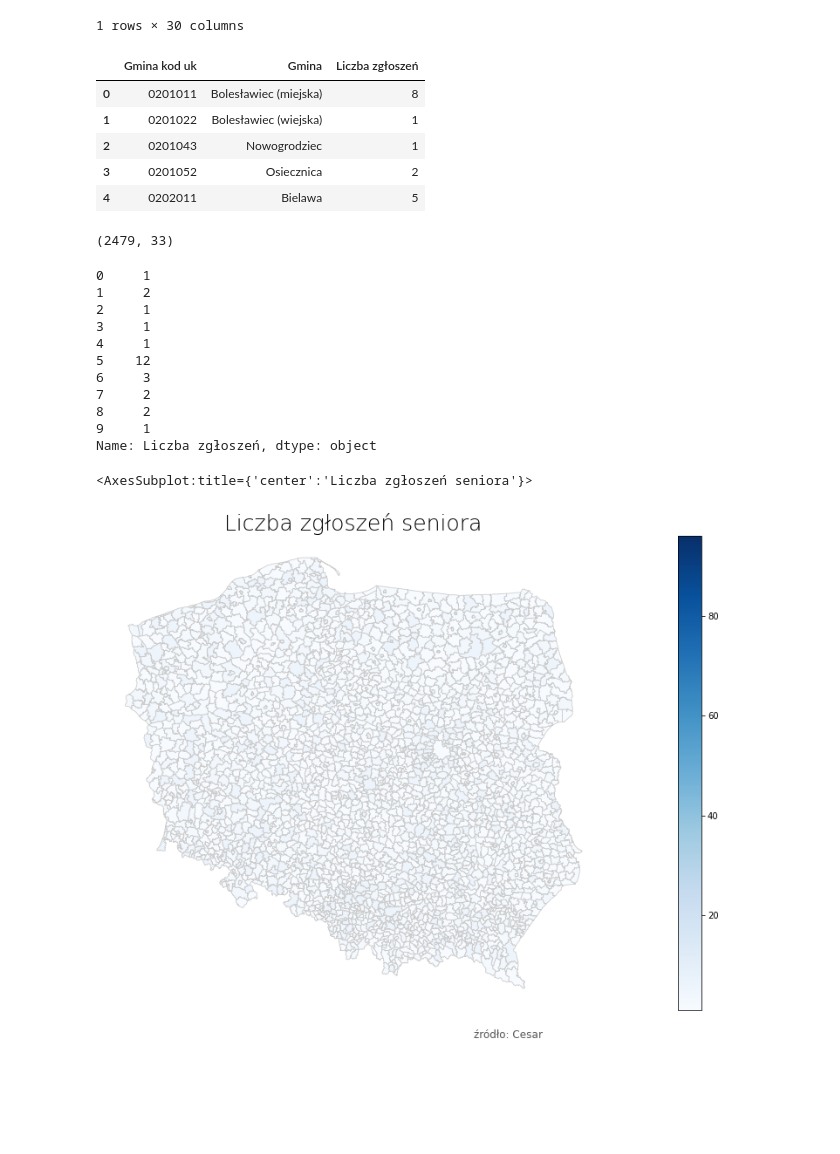
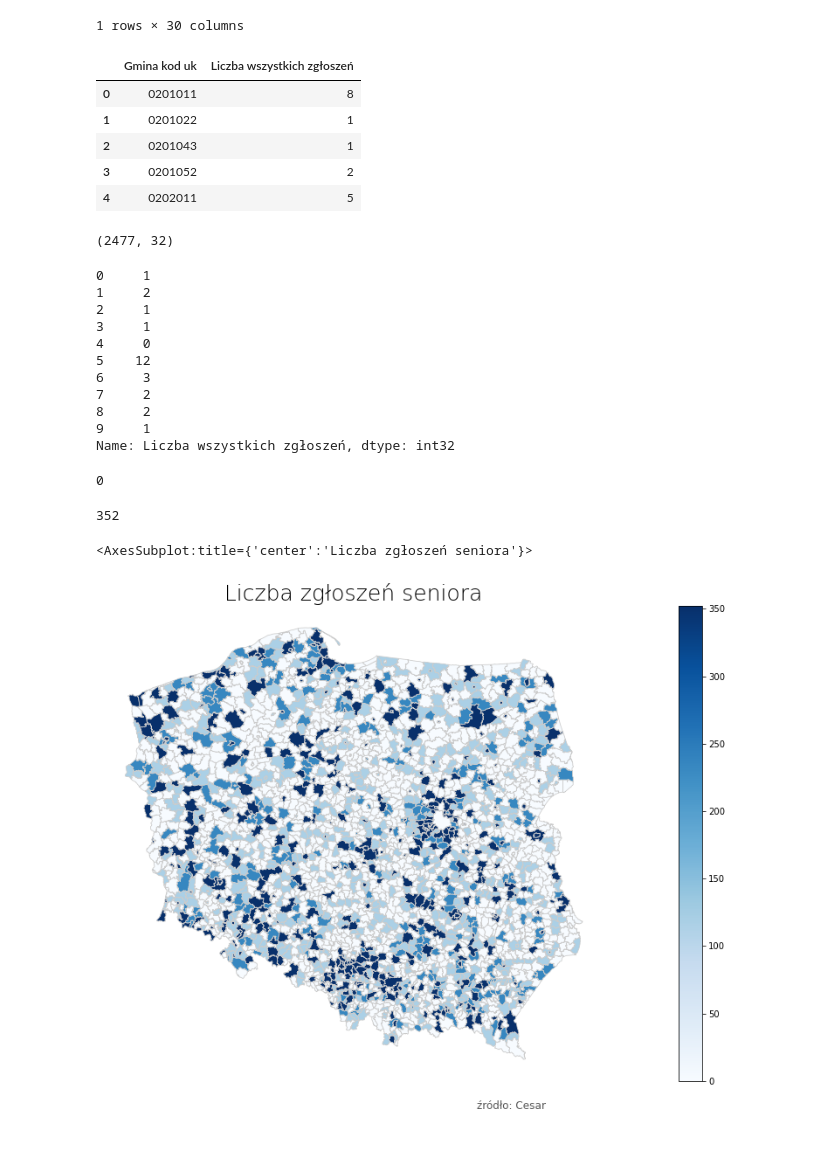
Before and after one commit to cengishan/everything, a Jupyter notebook: gminy_seniorzy.ipynb, the cells around one changed output. Saved outputs shown, nothing was run; the diff lists cells and outputs as text; code cells hidden in the pictures; blank space fills up the shorter version.

```diff
--- a/gminy_seniorzy.ipynb
+++ b/gminy_seniorzy.ipynb
@@ -30,41 +30,46 @@ map_df.head(1)
 1 rows × 30 columns
 # %%
-mieszkania_puste = pd.read_csv("gminy-seniorzy.csv", sep=',',dtype=str)
+#mieszkania_puste = pd.read_csv("gminy-seniorzy.csv", sep=',',dtype=str)
+mieszkania_puste = pd.read_csv("gminy-seniorzy_04-11-2020_15-00.csv", sep=',',dtype=str)
+
 #mieszkania_puste.head()
 # %%
-mieszkania_puste["Gmina kod uk"]=mieszkania_puste["Gmina kod uk"].astype(str)+mieszkania_puste["Typ gminy kod"].astype(str)
-#mieszkania_puste["Gmina kod uk"]=mieszkania_puste["Gmina kod uk"].astype(str)
+#mieszkania_puste["Gmina kod uk"]=mieszkania_puste["Gmina kod uk"].astype(str)+mieszkania_puste["Typ gminy kod"].astype(str)
+mieszkania_puste["Gmina kod uk"]=mieszkania_puste["Gmina kod uk"].astype(str)
+mieszkania_puste.head()
+# %% [output]
+|  | Gmina kod uk | Liczba wszystkich zgłoszeń |
+| 0 | 0201011 | 8 |
+| 1 | 0201022 | 1 |
+| 2 | 0201043 | 1 |
+| 3 | 0201052 | 2 |
+| 4 | 0202011 | 5 |
 # %%
-mieszkania_puste=mieszkania_puste.iloc[:,[0,1,3]]
-mieszkania_puste.head()
+#mieszkania_puste=mieszkania_puste.iloc[:,[0,1,3]]
+#mieszkania_puste.head()
-# %% [output]
-|  | Gmina kod uk | Gmina | Liczba zgłoszeń |
-| 0 | 0201011 | Bolesławiec (miejska) | 8 |
-| 1 | 0201022 | Bolesławiec (wiejska) | 1 |
-| 2 | 0201043 | Nowogrodziec | 1 |
-| 3 | 0201052 | Osiecznica | 2 |
-| 4 | 0202011 | Bielawa | 5 |
 # %%
 #mieszkania_puste=mieszkania_puste[['Nazwa','Wartosc','JPT_KOD_JE']]
 
 merged3 = map_df.merge(mieszkania_puste, how='left', left_on="JPT_KOD_JE", right_on="Gmina kod uk")
 merged3.shape
 # %% [output]
-(2479, 33)
+(2477, 32)
 # %%
-merged3['Liczba zgłoszeń'] = merged3['Liczba zgłoszeń'].fillna(1)
+merged3['Liczba wszystkich zgłoszeń'] = merged3['Liczba wszystkich zgłoszeń'].fillna(0)
+merged3['Liczba wszystkich zgłoszeń']=merged3['Liczba wszystkich zgłoszeń'].astype(int)
+#
 # %%
-merged3['Liczba zgłoszeń'].head(10)
+merged3['Liczba wszystkich zgłoszeń'].head(10)
 # %% [output]
 0     1
 1     2
 2     1
 3     1
-4     1
+4     0
 5    12
 6     3
 7     2
 8     2
 9     1
-Name: Liczba zgłoszeń, dtype: object
+Name: Liczba wszystkich zgłoszeń, dtype: int32
 # %%
@@ -73,19 +78,27 @@ vmax = mieszkania_puste['Liczba zgłoszeń'].max()
+# %%
+vmin
+# %% [output]
+0
+# %%
+vmax
+# %% [output]
+352
 # %%
 # set the value column that will be visualised
-variable = 'Liczba zgłoszeń'# set the range for the choropleth values
+variable = 'Liczba wszystkich zgłoszeń'# set the range for the choropleth values
 
-vmin = mieszkania_puste['Liczba zgłoszeń'].min()
-vmax = mieszkania_puste['Liczba zgłoszeń'].max()
+vmin = 0
+vmax = 352
 
 #reate figure and axes for Matplotlib
 fig, ax = plt.subplots(1, figsize=(30, 10))# remove the axis
 ax.axis('off')# add a title and annotation
 ax.set_title('Liczba zgłoszeń seniora', fontdict={'fontsize': '25', 'fontweight' : '3'})
 ax.annotate('źródło: Cesar', xy=(0.6, .05), xycoords='figure fraction', fontsize=12, color='#555555')# Create colorbar legend
 sm = plt.cm.ScalarMappable(cmap='Blues', norm=plt.Normalize(vmin=vmin, vmax=vmax))# empty array for the data range
 sm.set_array([]) # or alternatively sm._A = []. Not sure why this step is necessary, but many recommends it# add the colorbar to the figure
 fig.colorbar(sm)# create map
 merged3.plot(column=variable, cmap='Blues', linewidth=0.8, ax=ax, edgecolor='0.8', scheme='quantiles')
 # %% [output]
 <AxesSubplot:title={'center':'Liczba zgłoszeń seniora'}>
-[figure, old version]
+[figure, new version]
```
Also changed, not shown: parts of 1 cell of this notebook.
